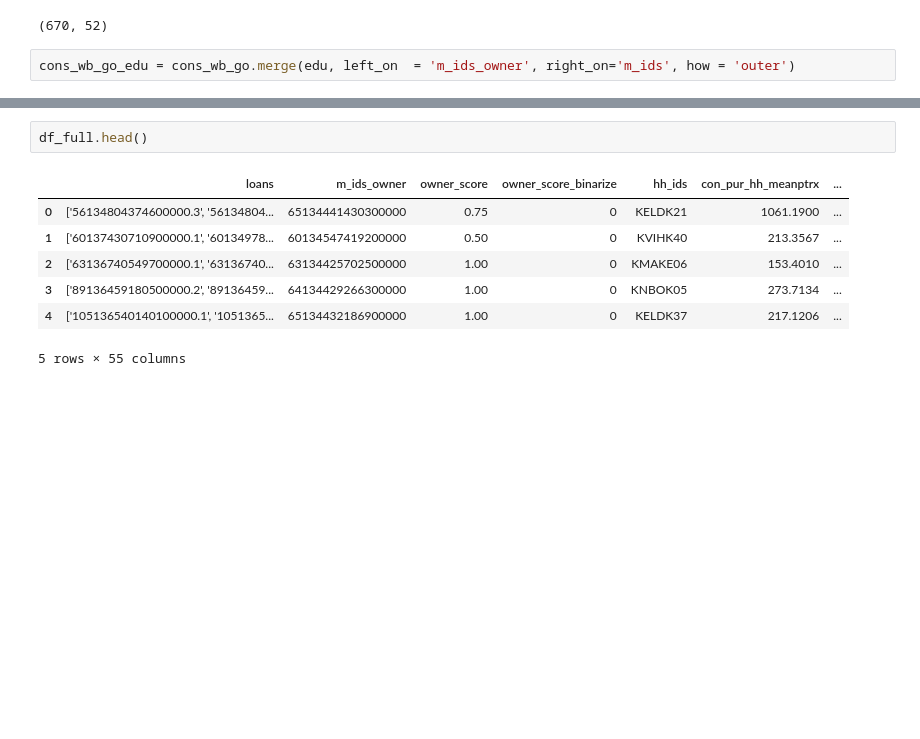
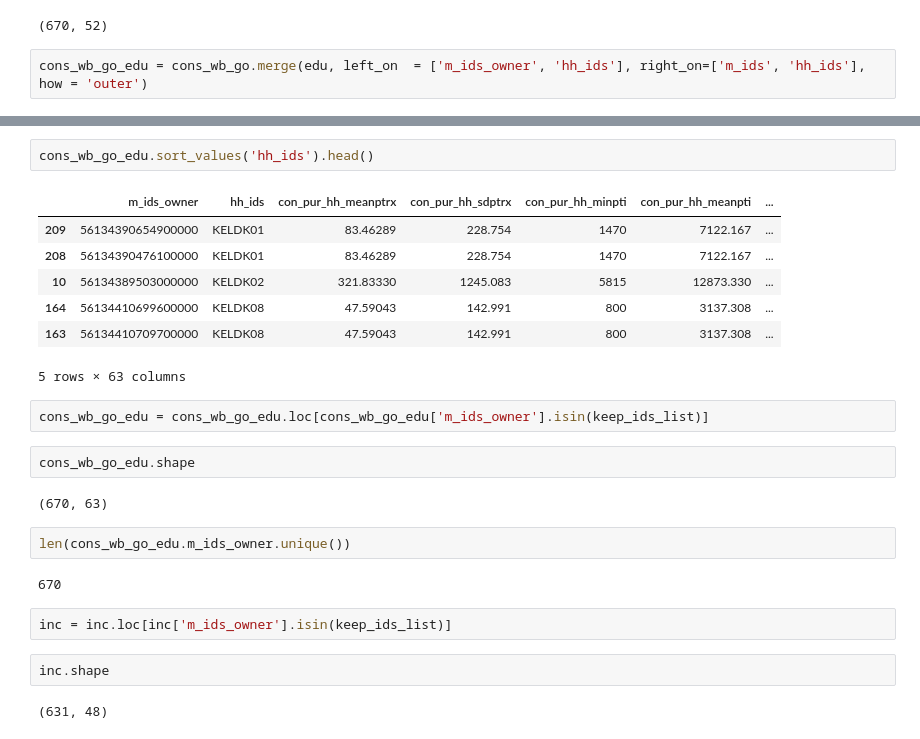
Before and after one commit to julclu/kenya_financial_diaries, a Jupyter notebook: datasets/merge_datasets.ipynb, the cells around one changed output, grey strips where cells are left out. Cells and saved outputs as stored; diff of their text form; blank space fills up the shorter version.

```diff
--- a/datasets/merge_datasets.ipynb
+++ b/datasets/merge_datasets.ipynb
@@ -76,7 +119,7 @@ cons_wb_go.shape
 # %% [output]
 (670, 52)
 # %%
-cons_wb_go_edu = cons_wb_go.merge(edu, left_on  = 'm_ids_owner', right_on='m_ids', how = 'outer')
+cons_wb_go_edu = cons_wb_go.merge(edu, left_on  = ['m_ids_owner', 'hh_ids'], right_on=['m_ids', 'hh_ids'], how = 'outer')
 # %%
 cons_wb_go_edu.shape
 # %% [output]
@@ -84,10 +127,26 @@ cons_wb_go_edu.shape
-# %%
-df_full.head()
-# %% [output]
-|  | loans | m_ids_owner | owner_score | owner_score_binarize | hh_ids | con_pur_hh_meanptrx | ... |
-| 0 | ['56134804374600000.3', '56134804... | 65134441430300000 | 0.75 | 0 | KELDK21 | 1061.1900 | ... |
-| 1 | ['60137430710900000.1', '60134978... | 60134547419200000 | 0.50 | 0 | KVIHK40 | 213.3567 | ... |
-| 2 | ['63136740549700000.1', '63136740... | 63134425702500000 | 1.00 | 0 | KMAKE06 | 153.4010 | ... |
-| 3 | ['89136459180500000.2', '89136459... | 64134429266300000 | 1.00 | 0 | KNBOK05 | 273.7134 | ... |
-| 4 | ['105136540140100000.1', '1051365... | 65134432186900000 | 1.00 | 0 | KELDK37 | 217.1206 | ... |
-5 rows × 55 columns
+# %%
+cons_wb_go_edu.sort_values('hh_ids').head()
+# %% [output]
+|  | m_ids_owner | hh_ids | con_pur_hh_meanptrx | con_pur_hh_sdptrx | con_pur_hh_minpti | con_pur_hh_meanpti | ... |
+| 209 | 56134390654900000 | KELDK01 | 83.46289 | 228.754 | 1470 | 7122.167 | ... |
+| 208 | 56134390476100000 | KELDK01 | 83.46289 | 228.754 | 1470 | 7122.167 | ... |
+| 10 | 56134389503000000 | KELDK02 | 321.83330 | 1245.083 | 5815 | 12873.330 | ... |
+| 164 | 56134410699600000 | KELDK08 | 47.59043 | 142.991 | 800 | 3137.308 | ... |
+| 163 | 56134410709700000 | KELDK08 | 47.59043 | 142.991 | 800 | 3137.308 | ... |
+5 rows × 63 columns
+# %%
+cons_wb_go_edu = cons_wb_go_edu.loc[cons_wb_go_edu['m_ids_owner'].isin(keep_ids_list)]
+# %%
+cons_wb_go_edu.shape
+# %% [output]
+(670, 63)
+# %%
+len(cons_wb_go_edu.m_ids_owner.unique())
+# %% [output]
+670
+# %%
+inc = inc.loc[inc['m_ids_owner'].isin(keep_ids_list)]
+# %%
+inc.shape
+# %% [output]
+(631, 48)
```
Also changed, not shown: parts of 22 cells of this notebook, 1 other file.
